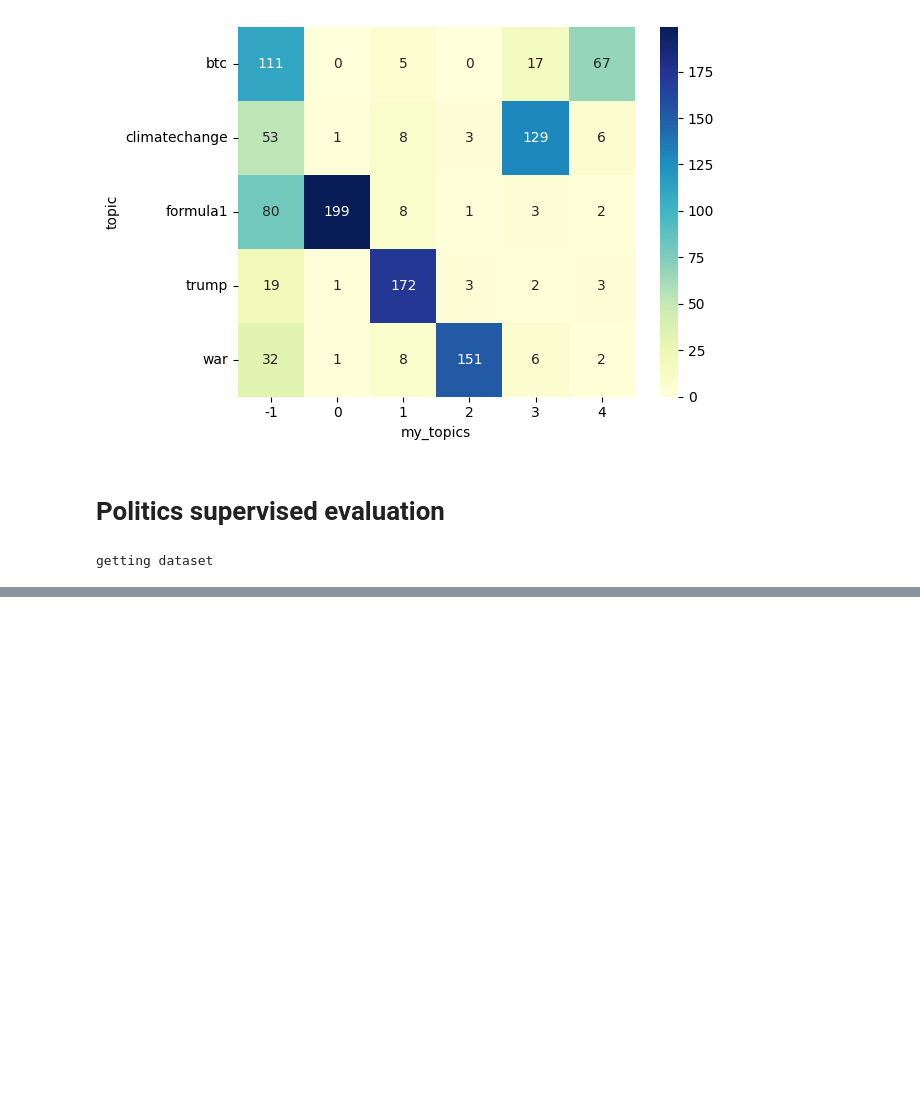
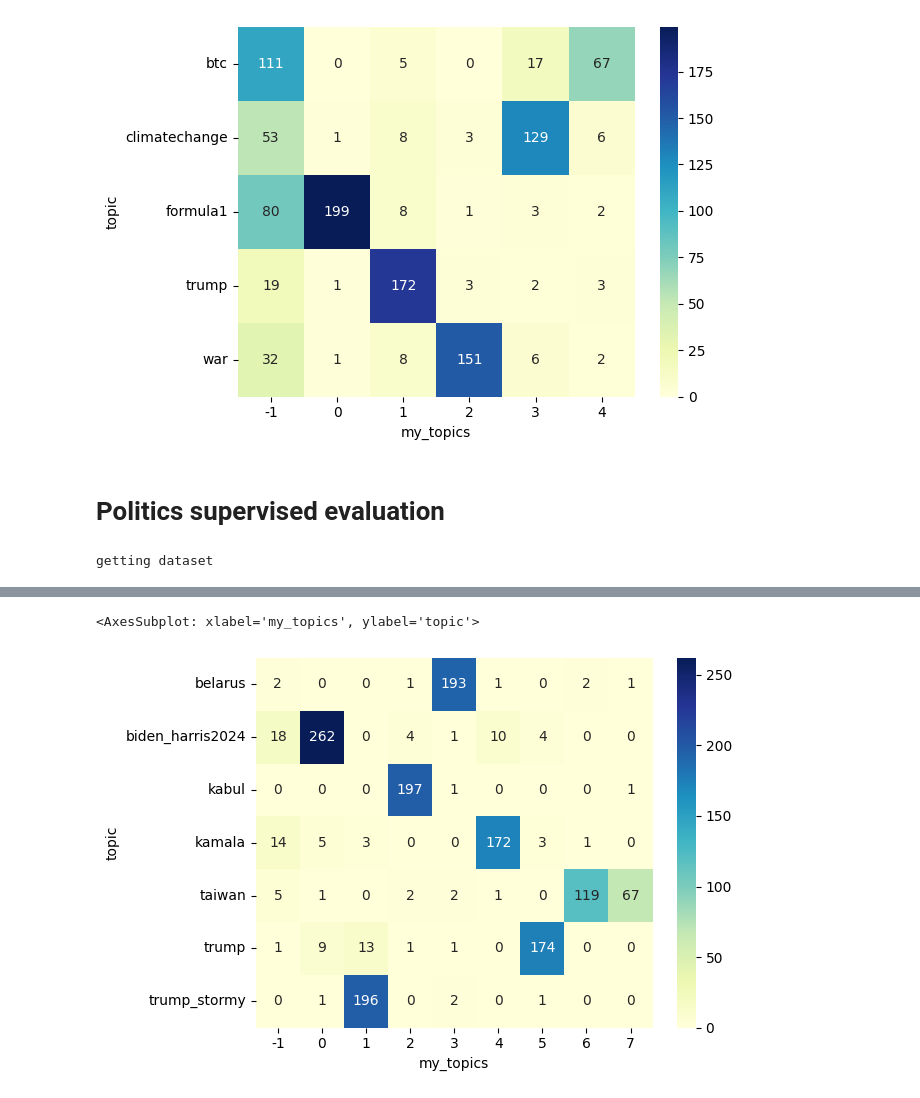
Before and after one commit to alessiogandelli/BERTopic_evaluation, a Jupyter notebook: src/notebooks/Supervised.ipynb, the cells around one changed output, grey strips where cells are left out. Saved outputs shown, nothing was run; the diff lists cells and outputs as text; code cells hidden in the pictures; blank space fills up the shorter version.

```diff
--- a/src/notebooks/Supervised.ipynb
+++ b/src/notebooks/Supervised.ipynb
@@ -351,2 +426,7 @@ check the heatmap
+# %%
+bert.visualize_heatmap()
+# %% [output]
+<AxesSubplot: xlabel='my_topics', ylabel='topic'>
+[figure, added]
 # %%
 bert.visualize_documents()
```
Also changed, not shown: parts of 25 cells of this notebook, 4 other files.
